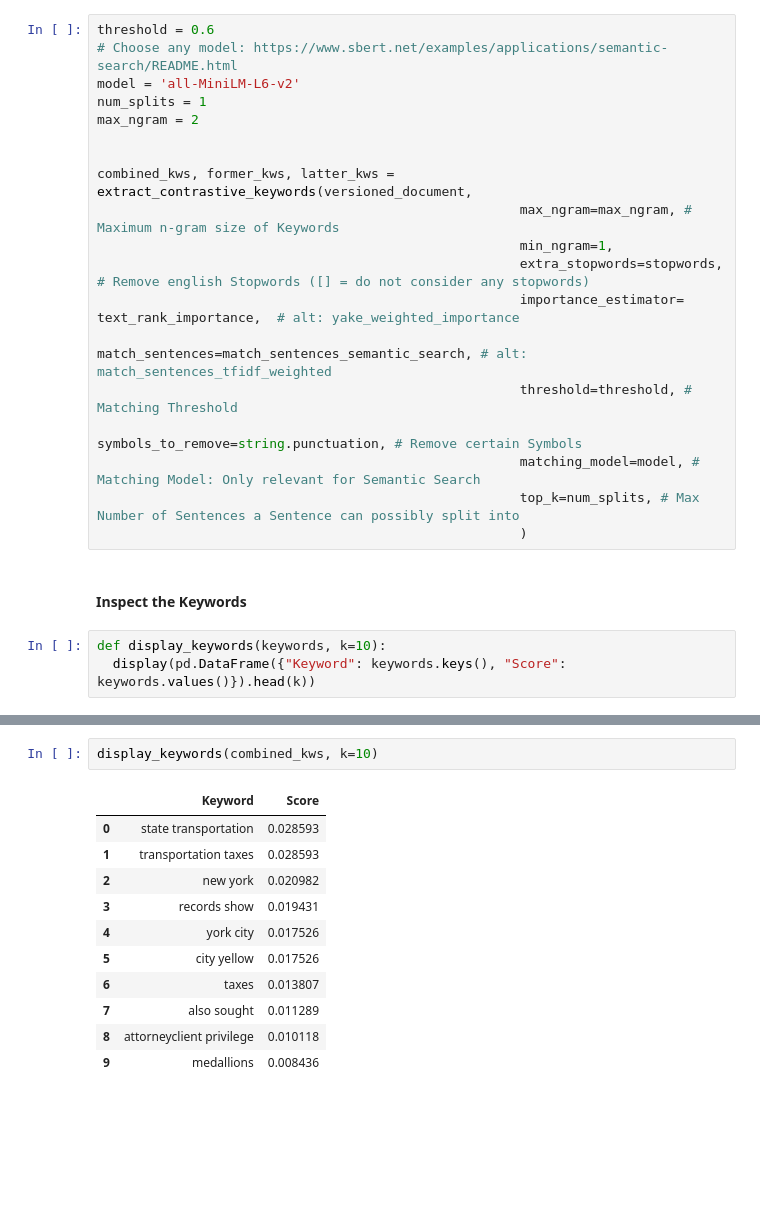
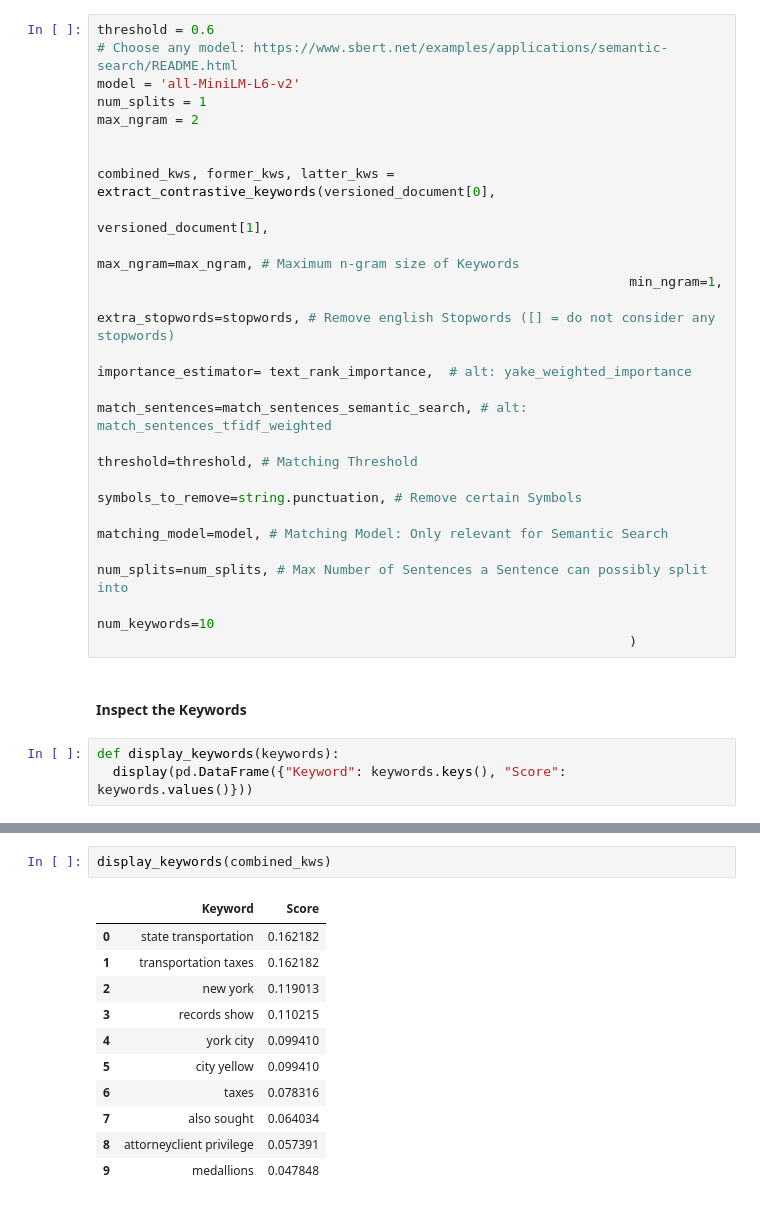
Before and after one commit to LukasEder1/CKE-package, a Jupyter notebook: demo/CKE-demo.ipynb, the cells around one changed output, grey strips where cells are left out. Saved outputs shown, nothing was run; the diff lists cells and outputs as text; blank space fills up the shorter version.

```diff
--- a/demo/CKE-demo.ipynb
+++ b/demo/CKE-demo.ipynb
@@ -269,20 +269,22 @@ num_splits = 1
 max_ngram = 2
 
 
-combined_kws, former_kws, latter_kws = extract_contrastive_keywords(versioned_document,
-                                                      max_ngram=max_ngram, # Maximum n-gram size of Keywords
-                                                      min_ngram=1,
-                                                      extra_stopwords=stopwords, # Remove english Stopwords ([] = do not consider any stopwords)
-                                                      importance_estimator= text_rank_importance,  # alt: yake_weighted_importance
-                                                      match_sentences=match_sentences_semantic_search, # alt: match_sentences_tfidf_weighted
-                                                      threshold=threshold, # Matching Threshold
-                                                      symbols_to_remove=string.punctuation, # Remove certain Symbols
-                                                      matching_model=model, # Matching Model: Only relevant for Semantic Search
-                                                      top_k=num_splits, # Max Number of Sentences a Sentence can possibly split into
-                                                      )
+combined_kws, former_kws, latter_kws = extract_contrastive_keywords(versioned_document[0],
+                                                                    versioned_document[1],
+                                                                    max_ngram=max_ngram, # Maximum n-gram size of Keywords
+                                                                    min_ngram=1,
+                                                                    extra_stopwords=stopwords, # Remove english Stopwords ([] = do not consider any stopwords)
+                                                                    importance_estimator= text_rank_importance,  # alt: yake_weighted_importance
+                                                                    match_sentences=match_sentences_semantic_search, # alt: match_sentences_tfidf_weighted
+                                                                    threshold=threshold, # Matching Threshold
+                                                                    symbols_to_remove=string.punctuation, # Remove certain Symbols
+                                                                    matching_model=model, # Matching Model: Only relevant for Semantic Search
+                                                                    num_splits=num_splits, # Max Number of Sentences a Sentence can possibly split into
+                                                                    num_keywords=10
+                                                                    )
 # %% [markdown]
 #### Inspect the Keywords
 # %%
-def display_keywords(keywords, k=10):
-  display(pd.DataFrame({"Keyword": keywords.keys(), "Score": keywords.values()}).head(k))
+def display_keywords(keywords):
+  display(pd.DataFrame({"Keyword": keywords.keys(), "Score": keywords.values()}))
 # %%
@@ -316,14 +318,14 @@ display_keywords(latter_kws, k=10)
 # %%
-display_keywords(combined_kws, k=10)
+display_keywords(combined_kws)
 # %% [output]
 |  | Keyword | Score |
-| 0 | state transportation | 0.028593 |
-| 1 | transportation taxes | 0.028593 |
-| 2 | new york | 0.020982 |
-| 3 | records show | 0.019431 |
-| 4 | york city | 0.017526 |
-| 5 | city yellow | 0.017526 |
-| 6 | taxes | 0.013807 |
-| 7 | also sought | 0.011289 |
-| 8 | attorneyclient privilege | 0.010118 |
-| 9 | medallions | 0.008436 |
+| 0 | state transportation | 0.162182 |
+| 1 | transportation taxes | 0.162182 |
+| 2 | new york | 0.119013 |
+| 3 | records show | 0.110215 |
+| 4 | york city | 0.099410 |
+| 5 | city yellow | 0.099410 |
+| 6 | taxes | 0.078316 |
+| 7 | also sought | 0.064034 |
+| 8 | attorneyclient privilege | 0.057391 |
+| 9 | medallions | 0.047848 |
```
Also changed, not shown: parts of 5 cells of this notebook.
